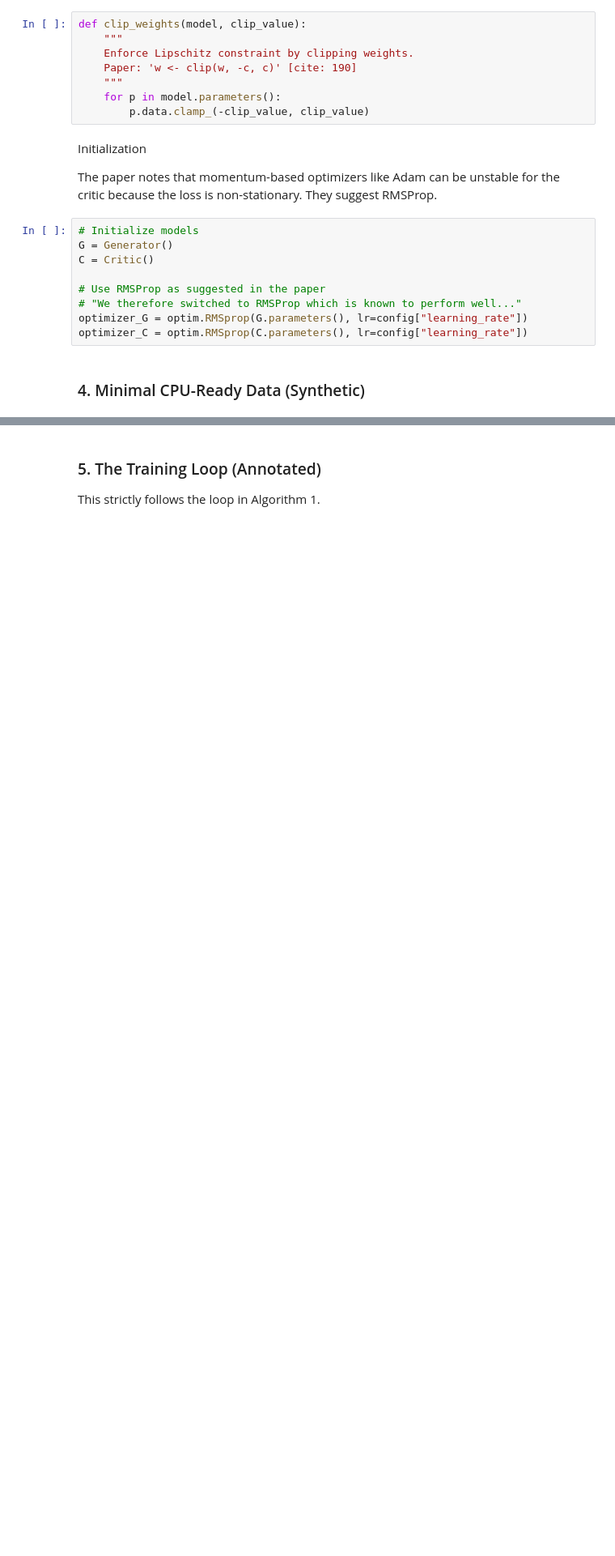
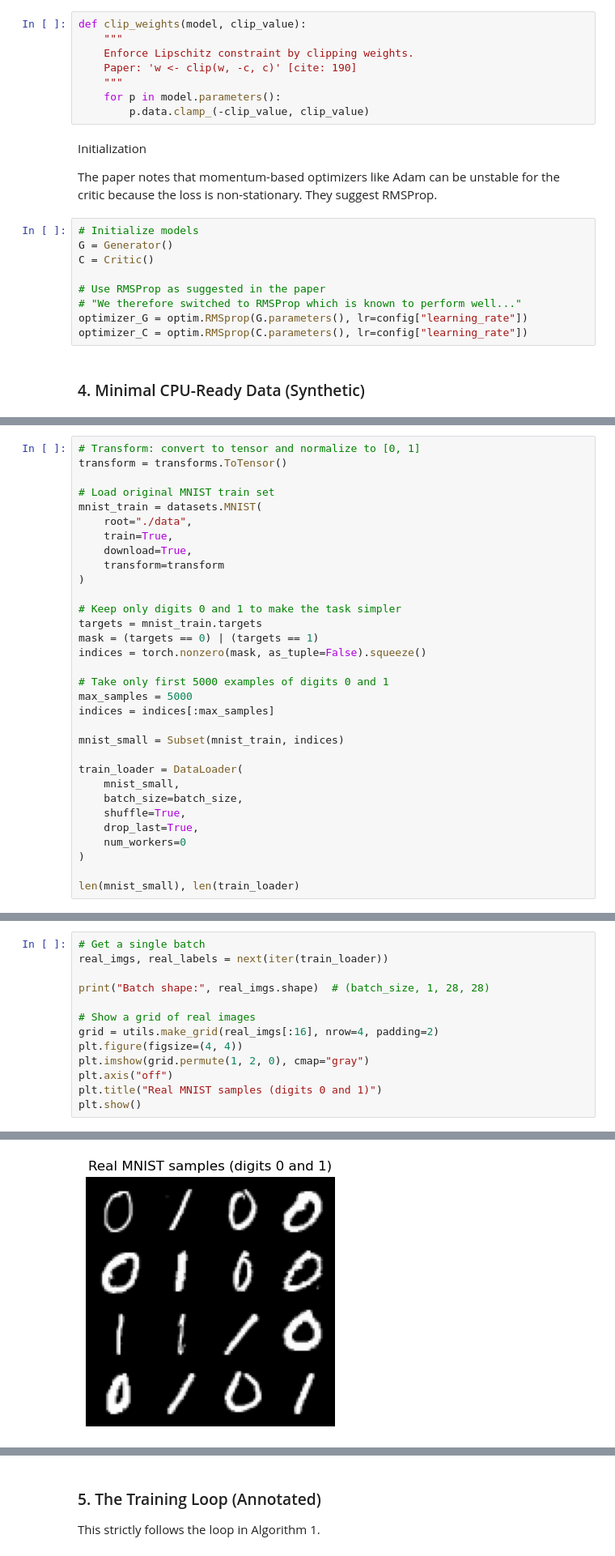
Before and after one commit to hernaangq/dl-wgan, a Jupyter notebook: wgan.ipynb, the cells around one changed output, grey strips where cells are left out. Shown at 81% size. Saved outputs shown, nothing was run; the diff lists cells and outputs as text; blank space fills up the shorter version.

```diff
--- a/wgan.ipynb
+++ b/wgan.ipynb
@@ -436,0 +439,32 @@ def get_real_data(batch_size):
+# %%
+# Transform: convert to tensor and normalize to [0, 1]
+transform = transforms.ToTensor()
+
+# Load original MNIST train set
+mnist_train = datasets.MNIST(
+    root="./data",
+    train=True,
+    download=True,
+    transform=transform
+)
+
+# Keep only digits 0 and 1 to make the task simpler
+targets = mnist_train.targets
+mask = (targets == 0) | (targets == 1)
+indices = torch.nonzero(mask, as_tuple=False).squeeze()
+
+# Take only first 5000 examples of digits 0 and 1
+max_samples = 5000
+indices = indices[:max_samples]
+
+mnist_small = Subset(mnist_train, indices)
+
+train_loader = DataLoader(
+    mnist_small,
+    batch_size=batch_size,
+    shuffle=True,
+    drop_last=True,
+    num_workers=0
+)
+
+len(mnist_small), len(train_loader)
@@ -436,0 +477,14 @@ def get_real_data(batch_size):
+# %%
+# Get a single batch
+real_imgs, real_labels = next(iter(train_loader))
+
+print("Batch shape:", real_imgs.shape)  # (batch_size, 1, 28, 28)
+
+# Show a grid of real images
+grid = utils.make_grid(real_imgs[:16], nrow=4, padding=2)
+plt.figure(figsize=(4, 4))
+plt.imshow(grid.permute(1, 2, 0), cmap="gray")
+plt.axis("off")
+plt.title("Real MNIST samples (digits 0 and 1)")
+plt.show()
+# %% [output]
@@ -436,0 +492 @@ def get_real_data(batch_size):
+[figure, added]
```
Also changed, not shown: parts of 17 cells of this notebook, 8 other files.
